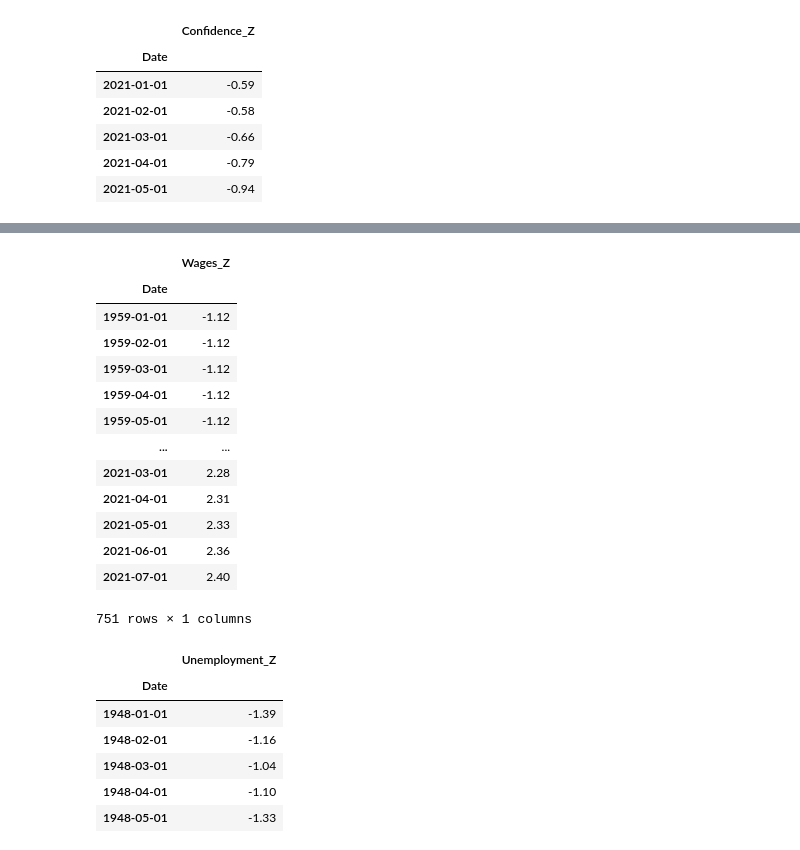
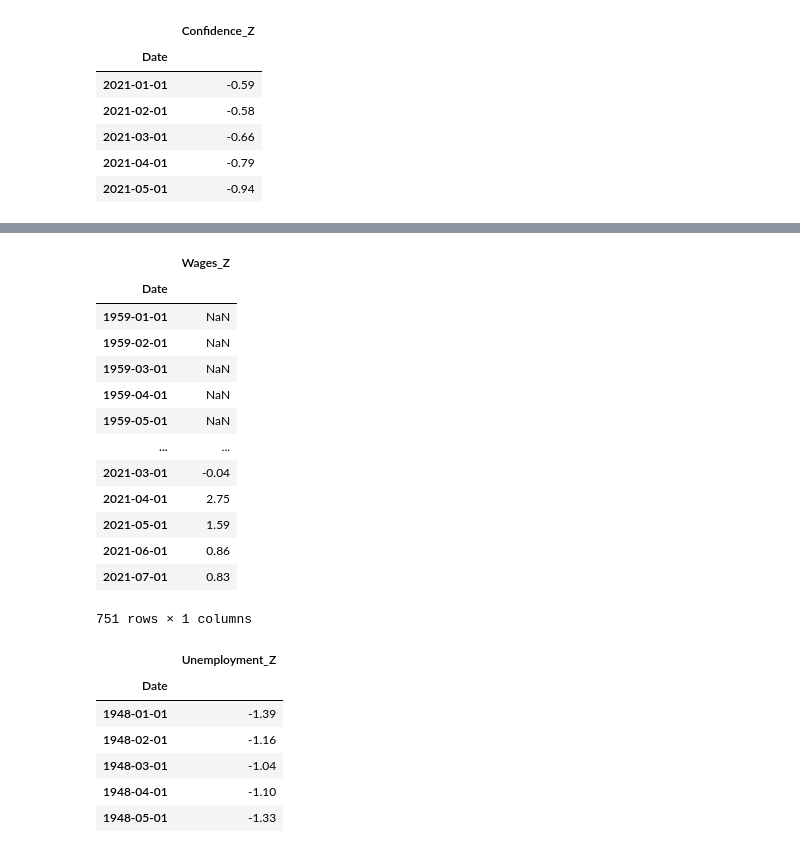
Before and after one commit to obsessedquant/GeoLocation-Vs-Covid-Analysis-and-Visualization, a Jupyter notebook: sam/Economic_Indicators.ipynb, the cells around one changed output, grey strips where cells are left out. Saved outputs shown, nothing was run; the diff lists cells and outputs as text; code cells hidden in the pictures.

Commit message:
Modified CPI to include YoY Pct Changes and converted Wages to Real Wages YoY Pct Chg

```diff
--- a/sam/Economic_Indicators.ipynb
+++ b/sam/Economic_Indicators.ipynb
@@ -316,13 +316,16 @@ cpi_df2 = cpi_df2.dropna()
 cpi_df2 = cpi_df2.set_index(['Date'])
 cpi_df2['CPI'] = cpi_df2['CPI'].astype(float)
 cpi_df2.index = pd.to_datetime(cpi_df2.index)
+cpi_df2['CPI_YoY_Pct_Chg'] = (cpi_df2['CPI'] - cpi_df2['CPI'].shift(12)) / cpi_df2['CPI'].shift(12) * 100
+cpi_df2['CPI_YoY_Pct_Chg'] = cpi_df2['CPI_YoY_Pct_Chg'].round(2)
 
 # rich_clean_df['SA_Mfg_Composite'] = rich_clean_df['SA_Mfg_Composite'].astype(float)
-cpi_df2['CPI_Z'] = (cpi_df2['CPI'] - cpi_df2['CPI'].mean()) / cpi_df2['CPI'].std()
+cpi_df2['CPI_Z'] = (cpi_df2['CPI_YoY_Pct_Chg'] - cpi_df2['CPI_YoY_Pct_Chg'].mean()) / cpi_df2['CPI_YoY_Pct_Chg'].std()
 cpi_df2['CPI_Z'] = cpi_df2['CPI_Z'].round(2)
 cpi_z_df = cpi_df2[['CPI_Z']]
 cpi_z_df
 
+# cpi_df2.to_csv('test.csv')
 # cpi_df2.tail()
 # %% [output]
 |  | CPI_Z |
@@ -342,47 +345,54 @@ cpi_z_df
 # %%
 # Read data
 # Weekly and hourly earnings data from the Current Population Survey
 wages_df = pd.read_csv('./Inputs/download.csv',header=4)
 wages_df = wages_df.drop([1,2,4,5,6,7,8,9,10,11,12,13,14,15,16,
                 17,18,19,20,21,22,23,24,25,26,27,28,29,
                 30,31,32,33,34,35,36,37,38,39,40,41,42,
                          43,44,45,46,47,48,49,50])
 wages_df = wages_df.T
 wages_df = wages_df.drop(["Line","Unnamed: 1"])
 wages_df = wages_df.rename(columns={0:"Month",3:"Wages"})
 wages_df = wages_df.reset_index()
 wages_df = wages_df.rename(columns={'index':"Year"})
 wages_df['Year'] = wages_df['Year'].astype(float)
 wages_df['Year'] = wages_df['Year'].apply(np.floor)
 wages_df['Year'] = wages_df['Year'].astype(int)
 wages_df['Date'] = wages_df['Year'].astype(str)+"-"+wages_df['Month']
 wages_df['Date'] = pd.to_datetime(wages_df.Date)
 cols = [0,1]
 wages_df.drop(wages_df.columns[cols],axis=1,inplace=True)
 wages_df = wages_df.set_index(['Date'])
 wages_df['Wages'] = wages_df['Wages'].astype(float)
+wages_df['Wages_YoY_Pct_Chg'] = (wages_df['Wages'] - wages_df['Wages'].shift(12)) / wages_df['Wages'].shift(12) * 100
+wages_df['Wages_YoY_Pct_Chg'] = wages_df['Wages_YoY_Pct_Chg'].round(2)
+wages_cpi_merged_df = pd.merge(wages_df, cpi_df2, on="Date")
+# wages_cpi_merged_df = pd.merge(wages_df, cpi_df2, on="Date", suffixes=("_Bitcoin", "_Dash"))
+wages_cpi_merged_df['Real_Wages_YoY_Pct_Chg'] = wages_cpi_merged_df['Wages_YoY_Pct_Chg'] - wages_cpi_merged_df['CPI_YoY_Pct_Chg']
+cols = [2,3,4]
+wages_cpi_merged_df.drop(wages_cpi_merged_df.columns[cols],axis=1,inplace=True)
 
 # rich_clean_df['SA_Mfg_Composite'] = rich_clean_df['SA_Mfg_Composite'].astype(float)
-wages_df['Wages_Z'] = (wages_df['Wages'] - wages_df['Wages'].mean()) / wages_df['Wages'].std()
-wages_df['Wages_Z'] = wages_df['Wages_Z'].round(2)
-wages_z_df = wages_df[['Wages_Z']]
+wages_cpi_merged_df['Wages_Z'] = (wages_cpi_merged_df['Real_Wages_YoY_Pct_Chg'] - wages_cpi_merged_df['Real_Wages_YoY_Pct_Chg'].mean()) / wages_cpi_merged_df['Real_Wages_YoY_Pct_Chg'].std()
+wages_cpi_merged_df['Wages_Z'] = wages_cpi_merged_df['Wages_Z'].round(2)
+wages_z_df = wages_cpi_merged_df[['Wages_Z']]
 wages_z_df
 
-# wages_df.head()
+# wages_cpi_merged_df
 # %% [output]
 |  | Wages_Z |
 | Date |  |
-| 1959-01-01 | -1.12 |
-| 1959-02-01 | -1.12 |
-| 1959-03-01 | -1.12 |
-| 1959-04-01 | -1.12 |
-| 1959-05-01 | -1.12 |
+| 1959-01-01 | NaN |
+| 1959-02-01 | NaN |
+| 1959-03-01 | NaN |
+| 1959-04-01 | NaN |
+| 1959-05-01 | NaN |
 | ... | ... |
-| 2021-03-01 | 2.28 |
-| 2021-04-01 | 2.31 |
-| 2021-05-01 | 2.33 |
-| 2021-06-01 | 2.36 |
-| 2021-07-01 | 2.40 |
+| 2021-03-01 | -0.04 |
+| 2021-04-01 | 2.75 |
+| 2021-05-01 | 1.59 |
+| 2021-06-01 | 0.86 |
+| 2021-07-01 | 0.83 |
 751 rows × 1 columns
 # %%
 # Read data
```
Also changed, not shown: parts of 16 cells of this notebook, 1 other file.
